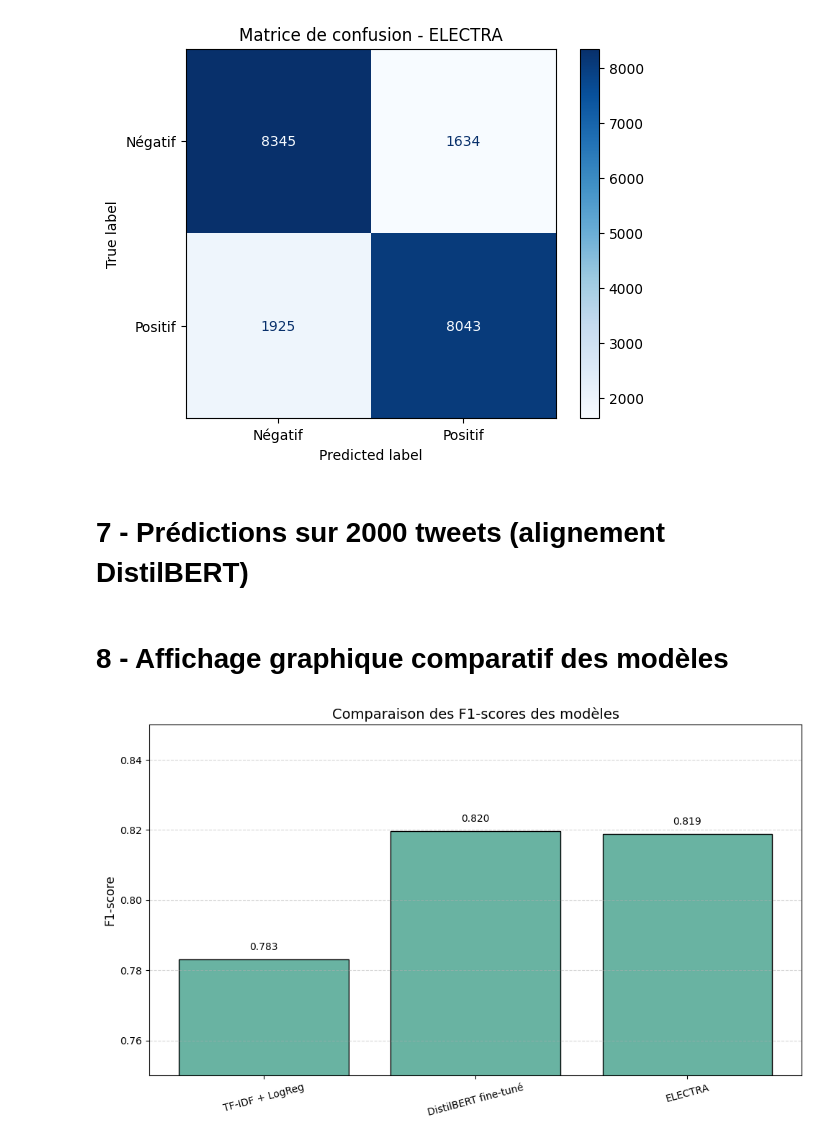
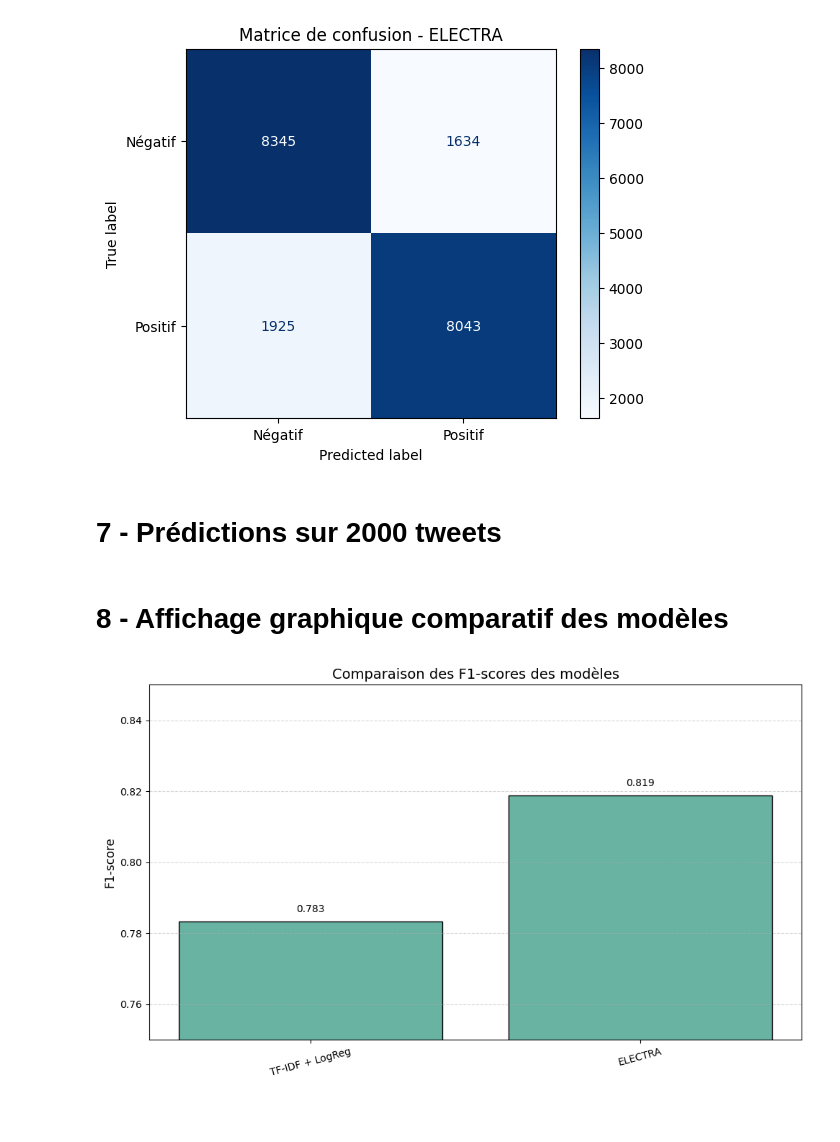
Before and after one commit to Arnaud66170/P9_V2, a Jupyter notebook: notebooks/03_model_training_electra.ipynb, the cells around one changed output. Cells and saved outputs as stored; diff of their text form; code cells hidden in the pictures; blank space fills up the shorter version.

```diff
--- a/notebooks/03_model_training_electra.ipynb
+++ b/notebooks/03_model_training_electra.ipynb
@@ -206,7 +200,7 @@ plot_confusion_matrix(
 # %% [output]
 [figure]
 # %% [markdown]
-# 7 - Prédictions sur 2000 tweets (alignement DistilBERT)
+# 7 - Prédictions sur 2000 tweets
 # %%
 sample_preds = pd.DataFrame({
     "text": X_test[:2000],
@@ -226,29 +220,29 @@ sample_preds.to_csv("results/electra_predictions_sample.csv", index = False)
 # 8 - Affichage graphique comparatif des modèles
 # %%
 # Chargement des scores
-results_path = "results/model_scores_logreg_vs_distilbert_vs_electra.csv"
+results_path = "results/model_scores_logreg_vs_electra.csv"
 
 if os.path.exists(results_path):
     df_scores = pd.read_csv(results_path)
 
     # Création du graphique
     plt.figure(figsize = (10, 6))
     bars = plt.bar(df_scores["Modèle"], df_scores["F1-score"], edgecolor = "black", color = "#69b3a2")
 
     # Ajout des scores sur les barres
     for bar in bars:
         height = bar.get_height()
         plt.text(bar.get_x() + bar.get_width() / 2.0, height + 0.002, f"{height:.3f}",
                  ha = 'center', va = 'bottom', fontsize = 10)
 
     plt.title("Comparaison des F1-scores des modèles", fontsize = 14)
     plt.ylabel("F1-score", fontsize = 12)
     plt.ylim(0.75, 0.85)
     plt.grid(axis = "y", linestyle = "--", alpha = 0.5)
     plt.xticks(rotation = 15)
     plt.tight_layout()
     plt.show()
 else:
     print("❌ Le fichier de résultats est introuvable :", results_path)
 # %% [output]
-[figure, old version]
+[figure, new version]
```
Also changed, not shown: parts of 6 cells of this notebook, 4 other files.
